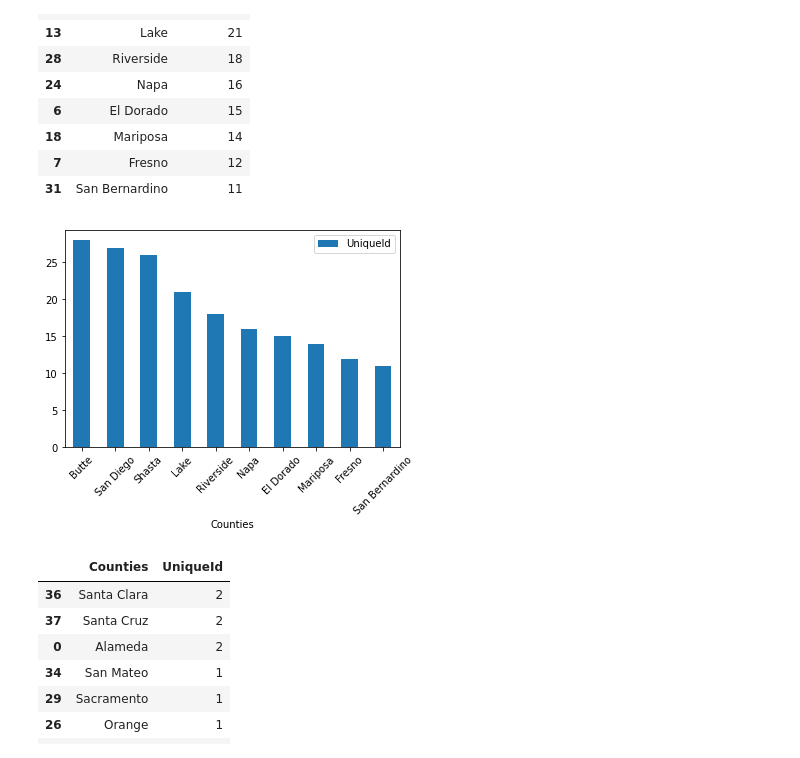
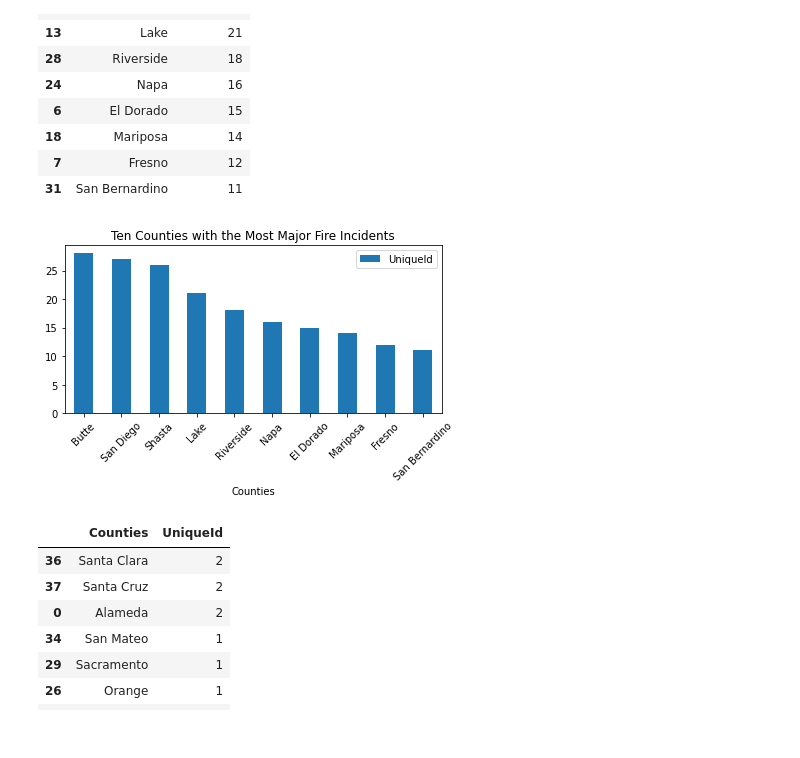
Before and after one commit to jump8621/data-project-I, a Jupyter notebook: lee_pyre.ipynb, the cells around one changed output. Saved outputs shown, nothing was run; the diff lists cells and outputs as text; code cells hidden in the pictures.

Commit message:
updated bar charts

```diff
--- a/lee_pyre.ipynb
+++ b/lee_pyre.ipynb
@@ -203,9 +203,11 @@ top_ten_major
 | 31 | San Bernardino | 11 |
 # %%
 top_ten_major.plot(kind="bar", x="Counties", rot=45)
+plt.title("Ten Counties with the Most Major Fire Incidents")
+plt.tight_layout()
 plt.show()
 # %% [output]
-[figure, old version]
+[figure, new version]
 # %%
 #find bottom ten counties with major incidents from county_major_df
 last_ten_major = county_major_df.tail(10)
```
Also changed, not shown: parts of 6 cells of this notebook, 5 other files.
